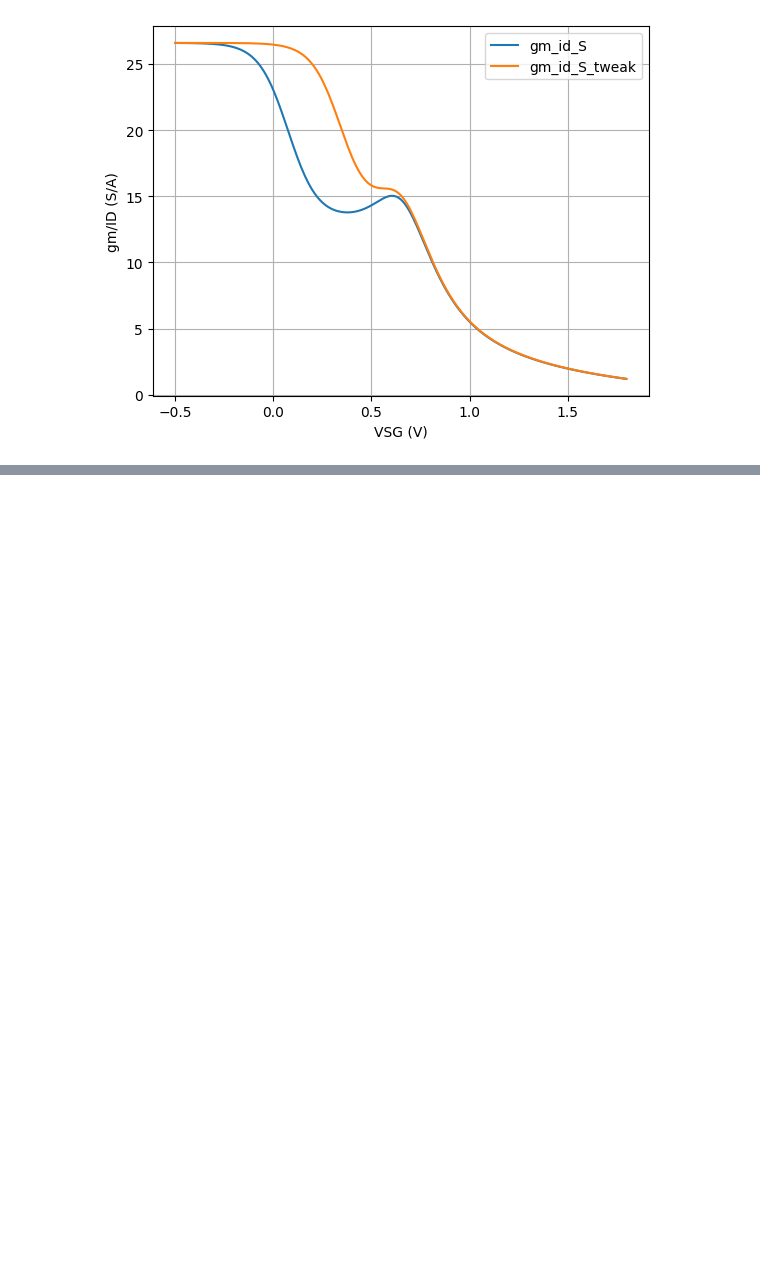
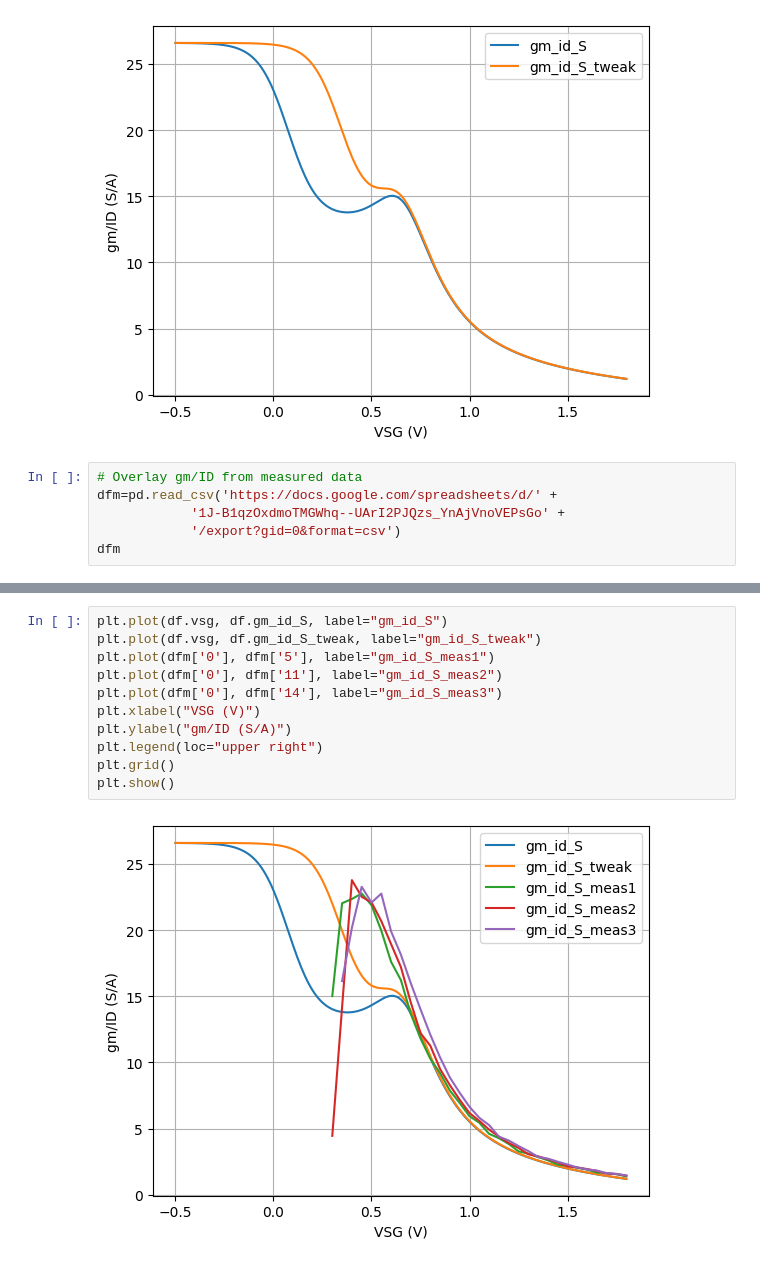
Before and after one commit to bmurmann/Ngspice-on-Colab, a Jupyter notebook: notebooks/SKY130_PMOS_debug.ipynb, the cells around one changed output, grey strips where cells are left out. Cells and saved outputs as stored; diff of their text form; blank space fills up the shorter version.

```diff
--- a/notebooks/SKY130_PMOS_debug.ipynb
+++ b/notebooks/SKY130_PMOS_debug.ipynb
@@ -210,3 +206,9 @@ plt.grid()
 plt.show()
 # %% [output]
 [figure]
+# %%
+# Overlay gm/ID from measured data
+dfm=pd.read_csv('https://docs.google.com/spreadsheets/d/' +
+            '1J-B1qzOxdmoTMGWhq--UArI2PJQzs_YnAjVnoVEPsGo' +
+            '/export?gid=0&format=csv')
+dfm
@@ -212,0 +233,13 @@ plt.show()
+# %%
+plt.plot(df.vsg, df.gm_id_S, label="gm_id_S")
+plt.plot(df.vsg, df.gm_id_S_tweak, label="gm_id_S_tweak")
+plt.plot(dfm['0'], dfm['5'], label="gm_id_S_meas1")
+plt.plot(dfm['0'], dfm['11'], label="gm_id_S_meas2")
+plt.plot(dfm['0'], dfm['14'], label="gm_id_S_meas3")
+plt.xlabel("VSG (V)")
+plt.ylabel("gm/ID (S/A)")
+plt.legend(loc="upper right")
+plt.grid()
+plt.show()
+# %% [output]
+[figure, added]
```
Also changed, not shown: parts of 5 cells of this notebook.
